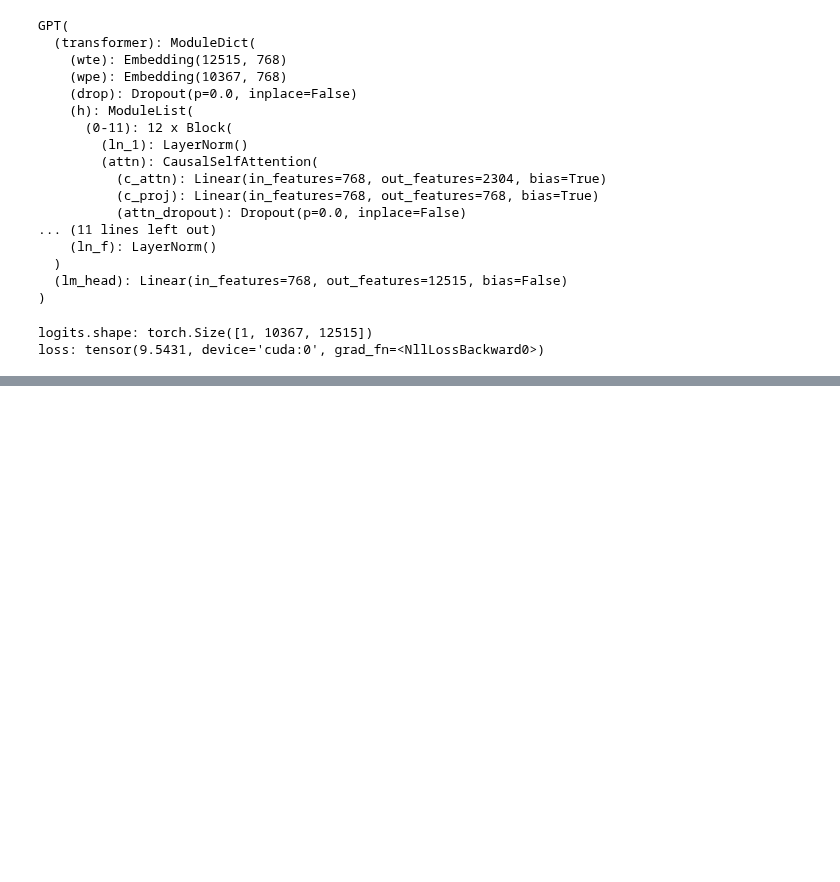
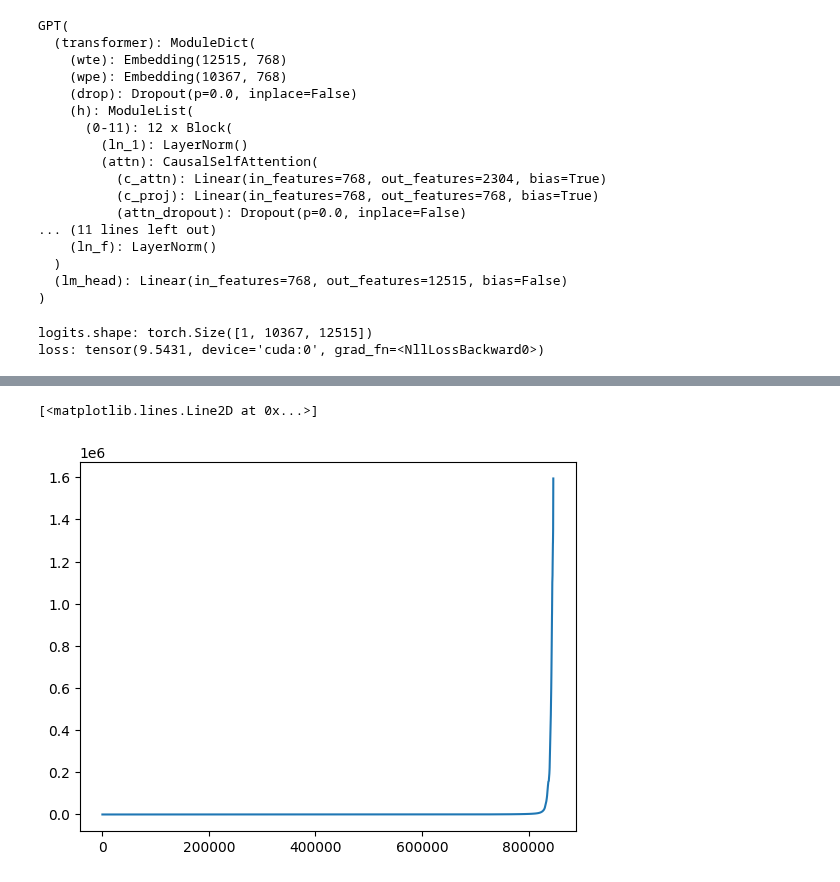
Before and after one commit to kingofguan/MarketGPT, a Jupyter notebook: notebooks/MarketSimT.ipynb, the cells around one changed output, grey strips where cells are left out. Saved outputs shown, nothing was run; the diff lists cells and outputs as text; code cells hidden in the pictures; blank space fills up the shorter version.

```diff
--- a/notebooks/MarketSimT.ipynb
+++ b/notebooks/MarketSimT.ipynb
@@ -1272,0 +1457,9 @@ loss: tensor(9.5431, device='cuda:0', grad_fn=<NllLossBackward0>)
+# %%
+# sort distances
+sorted_dist = np.sort(daily_dist)
+
+# plot line plot of sorted message distances
+plt.plot(sorted_dist)
+# %% [output]
+[<matplotlib.lines.Line2D at 0x...>]
+[figure, added]
```
Also changed, not shown: parts of 9 cells of this notebook.
